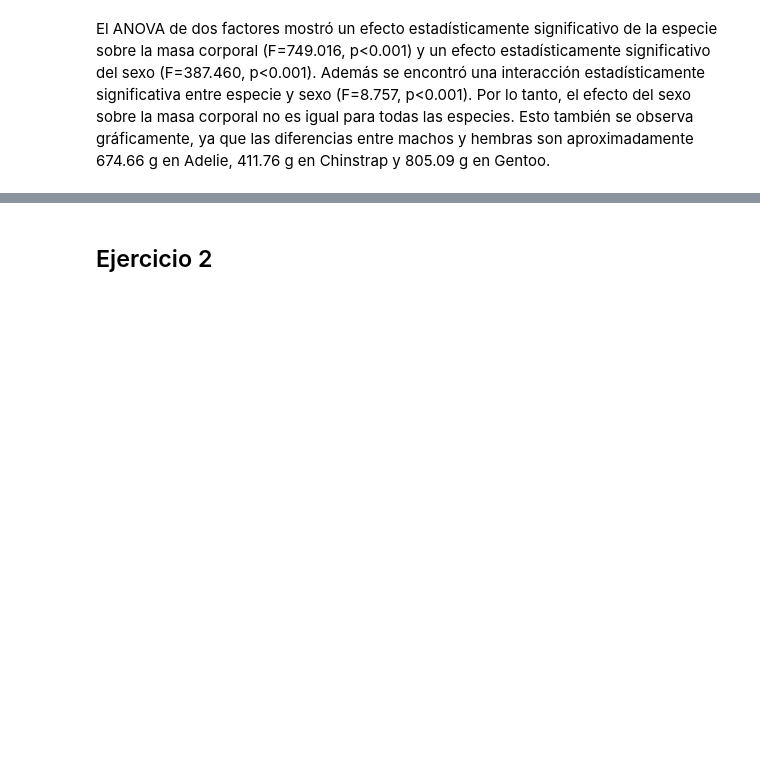
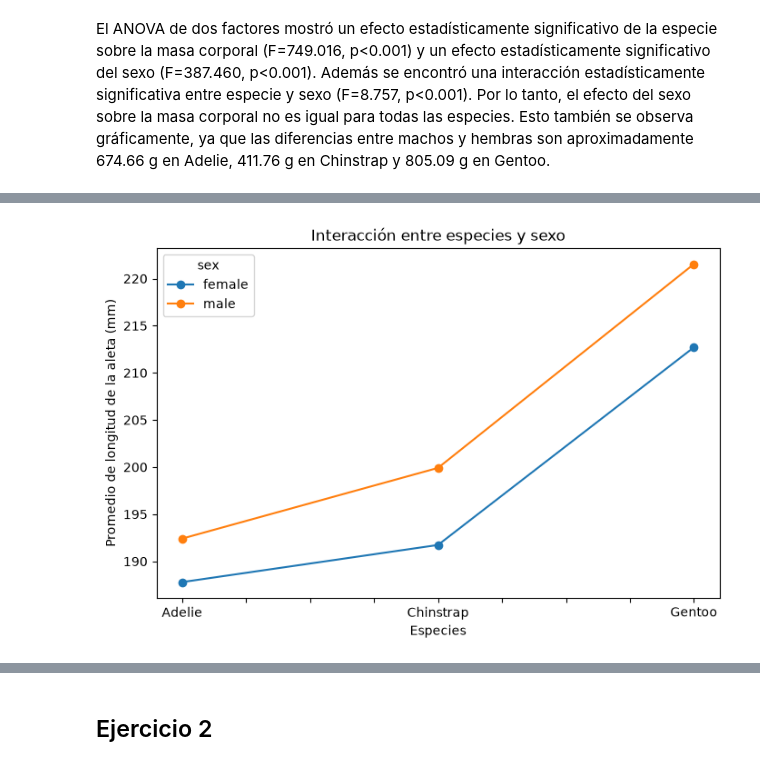
Before and after one commit to Edgarong17/Tareas_Omar, a Jupyter notebook: analisis_inferencial/Actividad.ipynb, the cells around one changed output, grey strips where cells are left out. Cells and saved outputs as stored; diff of their text form; code cells hidden in the pictures; blank space fills up the shorter version.

```diff
--- a/analisis_inferencial/Actividad.ipynb
+++ b/analisis_inferencial/Actividad.ipynb
@@ -682,0 +1082,15 @@ Analiza la variable longitud de la aleta (flipper_length_mm):
+# %%
+# 6. Analiza la longitud media de la aleta considerando simultáneamente los factores especie y sexo. Determina si existe un efecto significativo de la especie, un efecto significativo del sexo y una interacción significativa entre ambos factores.
+
+# Preparación de los datos
+
+
+anova_data_flipper = penguins[
+    ["flipper_length_mm", "species", "sex"]
+].dropna()
+
+anova_data_flipper.groupby(
+    ["species", "sex"]
+)["flipper_length_mm"].agg(
+    ["count", "mean", "std"]
+)
@@ -682,0 +1126,13 @@ Analiza la variable longitud de la aleta (flipper_length_mm):
+# %%
+# Interaction plot
+
+mean_table_flipper = (
+    anova_data_flipper
+    .groupby(
+        ["species", "sex"]
+    )["flipper_length_mm"]
+    .mean()
+    .unstack()
+)
+
+mean_table_flipper
@@ -682,0 +1145,17 @@ Analiza la variable longitud de la aleta (flipper_length_mm):
+# %%
+mean_table_flipper.plot(
+    marker="o",
+    figsize=(8, 5)
+)
+
+plt.xlabel("Especies")
+plt.ylabel(
+    "Promedio de longitud de la aleta (mm)"
+)
+plt.title(
+    "Interacción entre especies y sexo"
+)
+
+plt.show()
+# %% [output]
+[figure, added]
```
Also changed, not shown: parts of 112 cells of this notebook.
